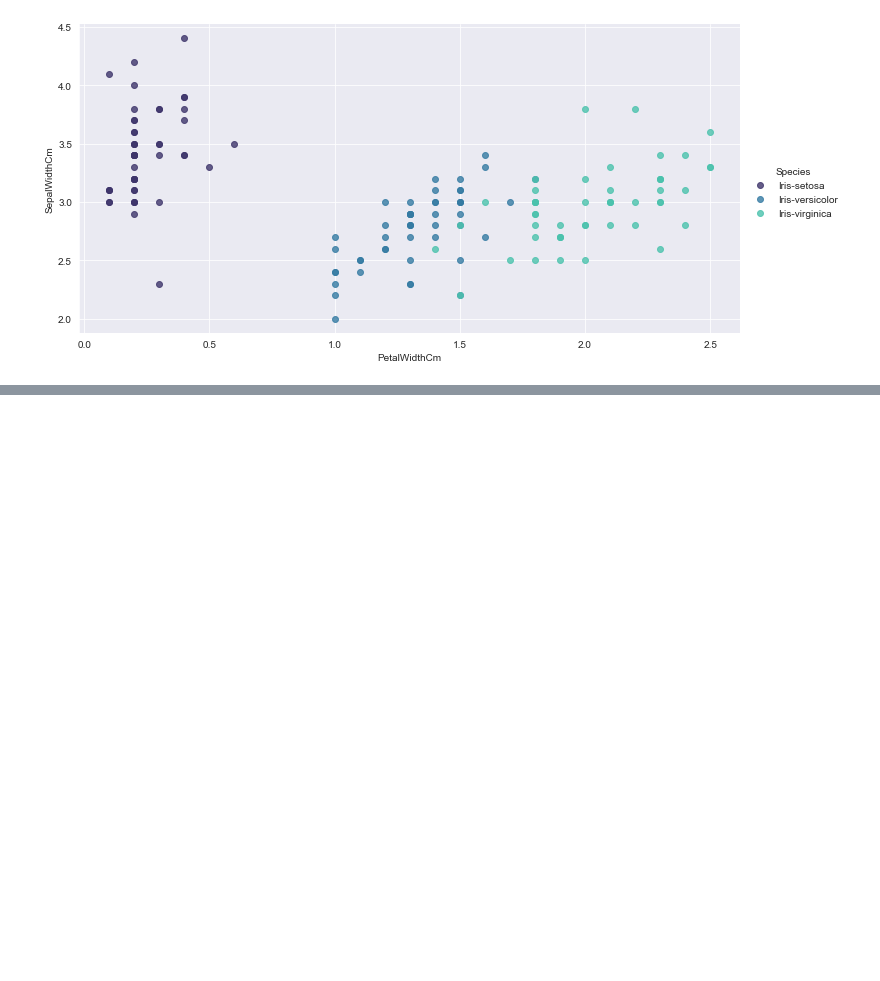
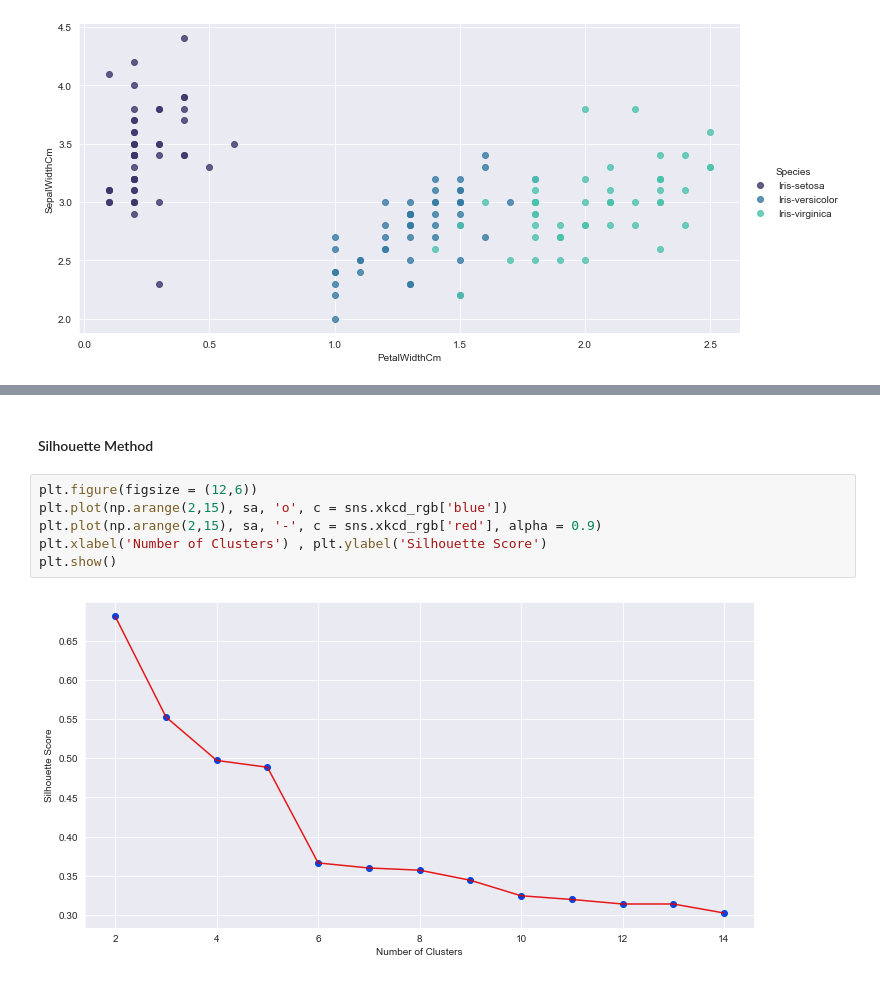
Before and after one commit to abphilip-work/Sparks, a Jupyter notebook: T2/T2.ipynb, the cells around one changed output, grey strips where cells are left out. Saved outputs shown, nothing was run; the diff lists cells and outputs as text; blank space fills up the shorter version.

```diff
--- a/T2/T2.ipynb
+++ b/T2/T2.ipynb
@@ -100,0 +127,10 @@ sns.lmplot('PetalWidthCm', 'SepalWidthCm', data=allen, hue='Species',
+# %% [markdown]
+#### Silhouette Method
+# %%
+plt.figure(figsize = (12,6))
+plt.plot(np.arange(2,15), sa, 'o', c = sns.xkcd_rgb['blue'])
+plt.plot(np.arange(2,15), sa, '-', c = sns.xkcd_rgb['red'], alpha = 0.9)
+plt.xlabel('Number of Clusters') , plt.ylabel('Silhouette Score')
+plt.show()
+# %% [output]
+[figure, added]
```
Also changed, not shown: parts of 5 cells of this notebook.
